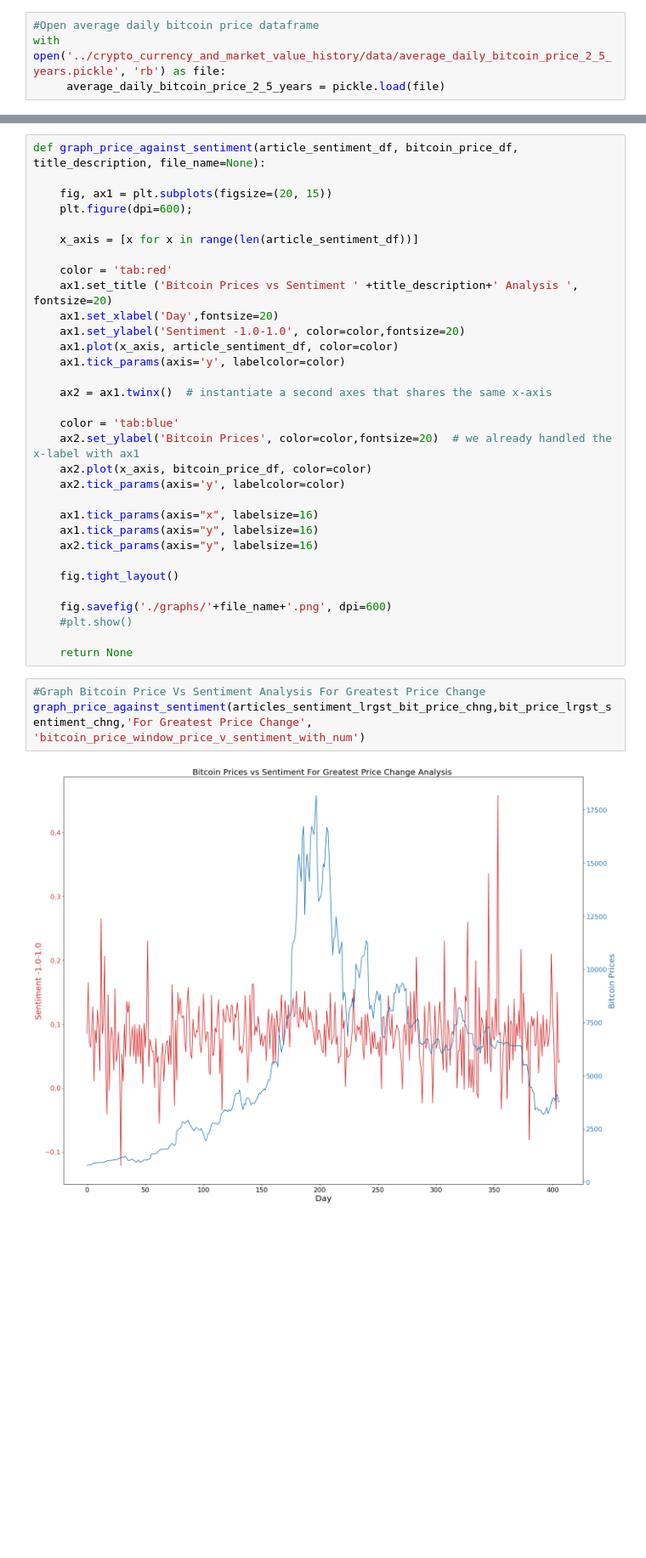
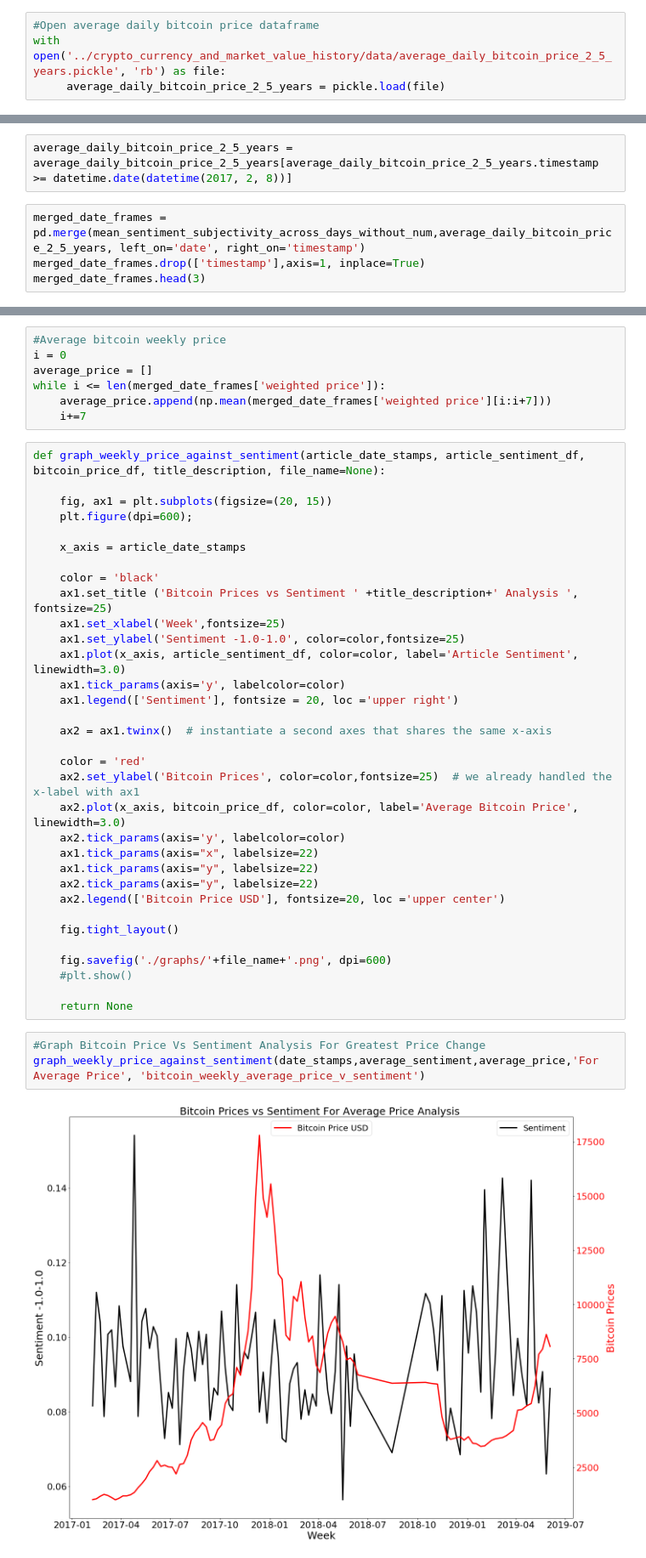
Before and after one commit to MohammadBakir/Bitcoin-Price-Prediction, a Jupyter notebook: sentiment_analysis/bitcoin_news_sentiment_analysis.ipynb, the cells around one changed output, grey strips where cells are left out. Shown at 85% size. Saved outputs shown, nothing was run; the diff lists cells and outputs as text; blank space fills up the shorter version.

```diff
--- a/sentiment_analysis/bitcoin_news_sentiment_analysis.ipynb
+++ b/sentiment_analysis/bitcoin_news_sentiment_analysis.ipynb
@@ -208,0 +198,6 @@ bit_price_lrgst_sentiment_chng = [item for sublist in bit_price_lrgst_sentiment_
+# %%
+average_daily_bitcoin_price_2_5_years = average_daily_bitcoin_price_2_5_years[average_daily_bitcoin_price_2_5_years.timestamp >= datetime.date(datetime(2017, 2, 8))]
+# %%
+merged_date_frames = pd.merge(mean_sentiment_subjectivity_across_days_without_num,average_daily_bitcoin_price_2_5_years, left_on='date', right_on='timestamp')
+merged_date_frames.drop(['timestamp'],axis=1, inplace=True)
+merged_date_frames.head(3)
@@ -209,28 +209,36 @@ bit_price_lrgst_sentiment_chng = [item for sublist in bit_price_lrgst_sentiment_
+# %%
+#Average bitcoin weekly price
+i = 0
+average_price = []
+while i <= len(merged_date_frames['weighted price']):
+    average_price.append(np.mean(merged_date_frames['weighted price'][i:i+7]))
+    i+=7
 # %%
-def graph_price_against_sentiment(article_sentiment_df, bitcoin_price_df, title_description, file_name=None):
+def graph_weekly_price_against_sentiment(article_date_stamps, article_sentiment_df, bitcoin_price_df, title_description, file_name=None):
 
     fig, ax1 = plt.subplots(figsize=(20, 15))
     plt.figure(dpi=600);
 
-    x_axis = [x for x in range(len(article_sentiment_df))]
+    x_axis = article_date_stamps
 
-    color = 'tab:red'
-    ax1.set_title ('Bitcoin Prices vs Sentiment ' +title_description+' Analysis ', fontsize=20)
-    ax1.set_xlabel('Day',fontsize=20)
-    ax1.set_ylabel('Sentiment -1.0-1.0', color=color,fontsize=20)
-    ax1.plot(x_axis, article_sentiment_df, color=color)
+    color = 'black'
+    ax1.set_title ('Bitcoin Prices vs Sentiment ' +title_description+' Analysis ', fontsize=25)
+    ax1.set_xlabel('Week',fontsize=25)
+    ax1.set_ylabel('Sentiment -1.0-1.0', color=color,fontsize=25)
+    ax1.plot(x_axis, article_sentiment_df, color=color, label='Article Sentiment', linewidth=3.0)
     ax1.tick_params(axis='y', labelcolor=color)
+    ax1.legend(['Sentiment'], fontsize = 20, loc ='upper right')
 
     ax2 = ax1.twinx()  # instantiate a second axes that shares the same x-axis
 
-    color = 'tab:blue'
-    ax2.set_ylabel('Bitcoin Prices', color=color,fontsize=20)  # we already handled the x-label with ax1
-    ax2.plot(x_axis, bitcoin_price_df, color=color)
+    color = 'red'
+    ax2.set_ylabel('Bitcoin Prices', color=color,fontsize=25)  # we already handled the x-label with ax1
+    ax2.plot(x_axis, bitcoin_price_df, color=color, label='Average Bitcoin Price', linewidth=3.0)
     ax2.tick_params(axis='y', labelcolor=color)
-
-    ax1.tick_params(axis="x", labelsize=16)
-    ax1.tick_params(axis="y", labelsize=16)
-    ax2.tick_params(axis="y", labelsize=16)
+    ax1.tick_params(axis="x", labelsize=22)
+    ax1.tick_params(axis="y", labelsize=22)
+    ax2.tick_params(axis="y", labelsize=22)
+    ax2.legend(['Bitcoin Price USD'], fontsize=20, loc ='upper center')
 
     fig.tight_layout()
 
@@ -240,8 +248,8 @@ def graph_price_against_sentiment(article_sentiment_df, bitcoin_price_df, title_
     return None
 # %%
 #Graph Bitcoin Price Vs Sentiment Analysis For Greatest Price Change
-graph_price_against_sentiment(articles_sentiment_lrgst_bit_price_chng,bit_price_lrgst_sentiment_chng,'For Greatest Price Change', 'bitcoin_price_window_price_v_sentiment_with_num')
+graph_weekly_price_against_sentiment(date_stamps,average_sentiment,average_price,'For Average Price', 'bitcoin_weekly_average_price_v_sentiment')
 # %% [output]
-[figure, old version]
+[figure, new version]
 <Figure size 3600x2400 with 0 Axes>
 # %%
```
Also changed, not shown: parts of 26 cells of this notebook, 16 other files.
